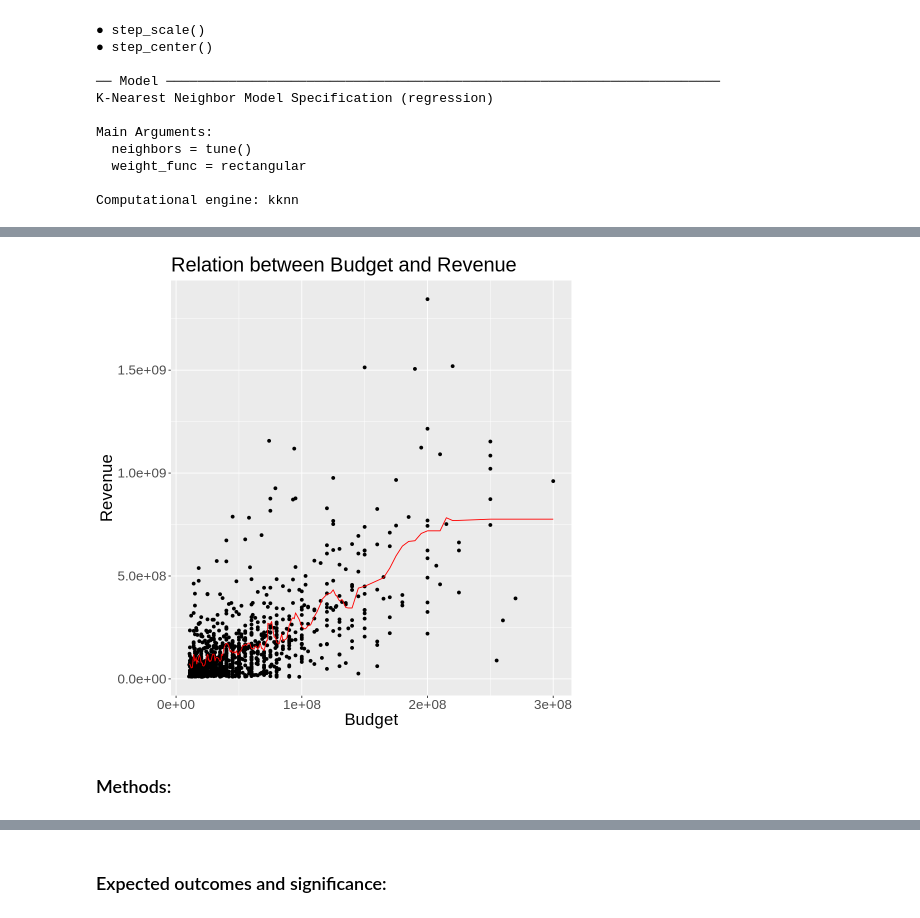
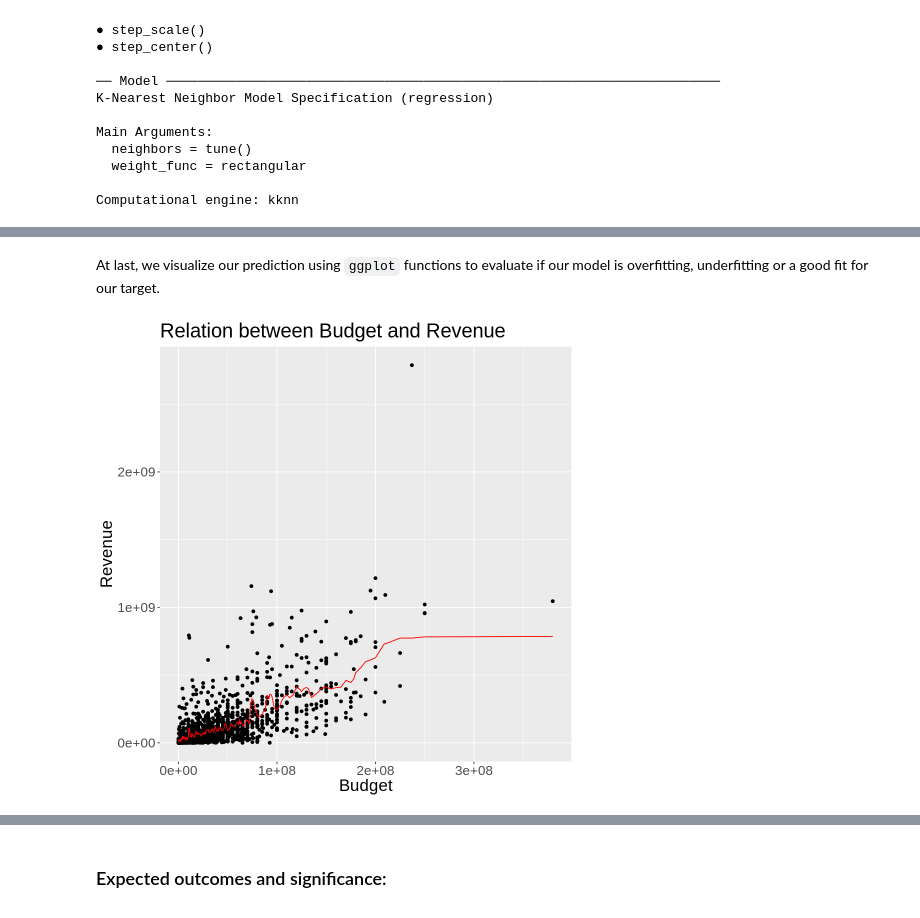
Before and after one commit to rehan13/Movie-Revenue-Predictions, a Jupyter notebook: Movie_Revenue_Preditor.ipynb, the cells around one changed output, grey strips where cells are left out. Cells and saved outputs as stored; diff of their text form; code cells hidden in the pictures.

```diff
--- a/Movie_Revenue_Preditor.ipynb
+++ b/Movie_Revenue_Preditor.ipynb
@@ -43,11 +65,7 @@ download.file(url, destfile = "Revenue.csv")
 # %%
-# Raw data being read from the web
-Revenue_data <- read_csv("Revenue.csv")
-
 # Exploratory Data
 Revenue_Data_Particulars <- select(Revenue_data, vote_average, budget, runtime, popularity, revenue)%>%
-                            filter(revenue > 10000000)%>%
-                            filter(budget > 10000000)
+filter(revenue > 0, budget > 0)
 
 Revenue_Data_Particulars
 # %% [output]
@@ -82,0 +115,5 @@ revenue_test <- testing(revenue_split)
+# %%
+set.seed(16) #seed set to make the result reproducible
+Rev_sample <- sample_n(Revenue_Data_Particulars, size = 2000)
+
+Rev_sample
@@ -88,0 +194,6 @@ relationship_revenue
+# %%
+# Train / Test Data
+set.seed(15)
+revenue_split <- initial_split(Rev_sample, prop = 0.75, strata = revenue)
+revenue_train <- training(revenue_split)
+revenue_test <- testing(revenue_split)
@@ -186,22 +326,21 @@ A tibble: 3 × 3
+# %% [markdown]
+At last, we visualize our prediction using `ggplot` functions to evaluate if our model is overfitting, underfitting or a good fit for our target.
 # %%
 options(repr.plot.width = 8, repr.plot.height = 8)
 
 # your code here
 revenue_preds <- revenue_best_fit %>%
                   predict(revenue_train)%>%
-                  bind_cols(revenue_train)
-
-
+                  bind_cols(revenue_train)%>%
+                select(.pred, revenue, budget)
 revenue_Budget_plot <- ggplot(revenue_preds, aes(x = budget, y = revenue)) +
                 geom_point() +
                 geom_line (data = revenue_preds, mapping = aes (x = budget, y = .pred), color = "red")+
                 xlab ("Budget")+
                 ylab("Revenue")+
                 ggtitle("Relation between Budget and Revenue")+
                 theme(text = element_text(size = 20))
 
 revenue_Budget_plot
 # %% [output]
-[figure, old version]
+[figure, new version]
-# %% [markdown]
-### Methods:
```
Also changed, not shown: parts of 46 cells of this notebook.
